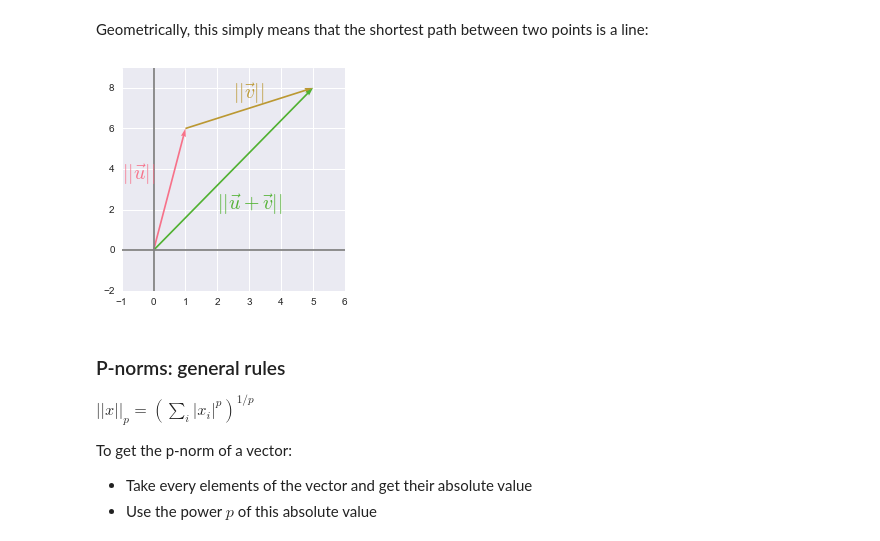
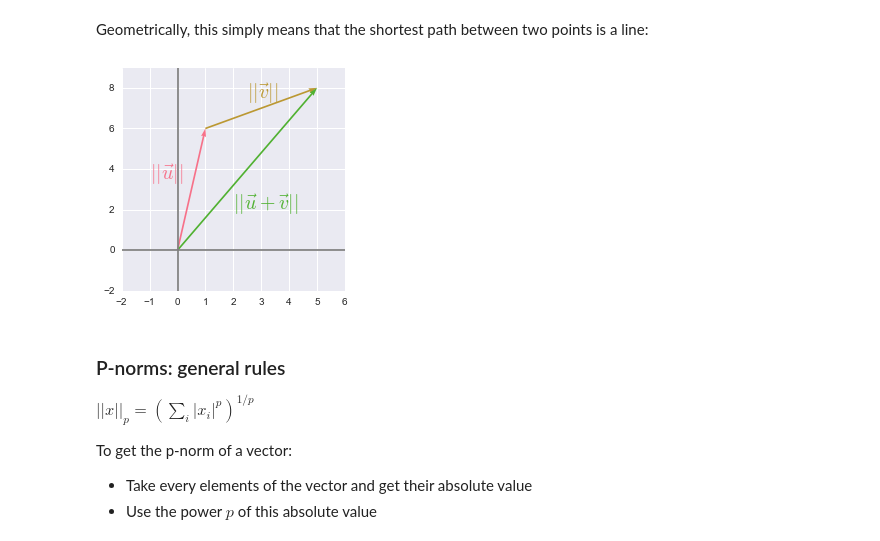
Before and after one commit to hadrienj/deepLearningBook-Notes, a Jupyter notebook: 2.5 Norms.ipynb, the cells around one changed output. Saved outputs shown, nothing was run; the diff lists cells and outputs as text; code cells hidden in the pictures.

```diff
--- a/2.5 Norms.ipynb
+++ b/2.5 Norms.ipynb
@@ -85,27 +85,27 @@ Geometrically, this simply means that the shortest path between two points is a
 # %%
 u = [0,0,1,6]
 v = [0,0,4,2]
 u_bis = [1,6,v[2],v[3]]
 w = [0,0,5,8]
 plt.quiver([u[0], u_bis[0], w[0]],
            [u[1], u_bis[1], w[1]],
            [u[2], u_bis[2], w[2]],
            [u[3], u_bis[3], w[3]],
            angles='xy', scale_units='xy', scale=1, color=sns.color_palette("husl"))
 # plt.rc('text', usetex=True)
-plt.xlim(-1, 6)
+plt.xlim(-2, 6)
 plt.ylim(-2, 9)
 plt.axvline(x=0, color='grey')
 plt.axhline(y=0, color='grey')
 
 plt.text(-1, 3.5, r'$||\vec{u}||$', color=sns.color_palette("husl")[0], size=20)
 plt.text(2.5, 7.5, r'$||\vec{v}||$', color=sns.color_palette("husl")[1], size=20)
 plt.text(2, 2, r'$||\vec{u}+\vec{v}||$', color=sns.color_palette("husl")[2], size=20)
 
 plt.show()
 plt.close()
 # %% [output]
-[figure, old version]
+[figure, new version]
 # %% [markdown]
 ### P-norms: general rules
 
```
Also changed, not shown: parts of 17 cells of this notebook.
